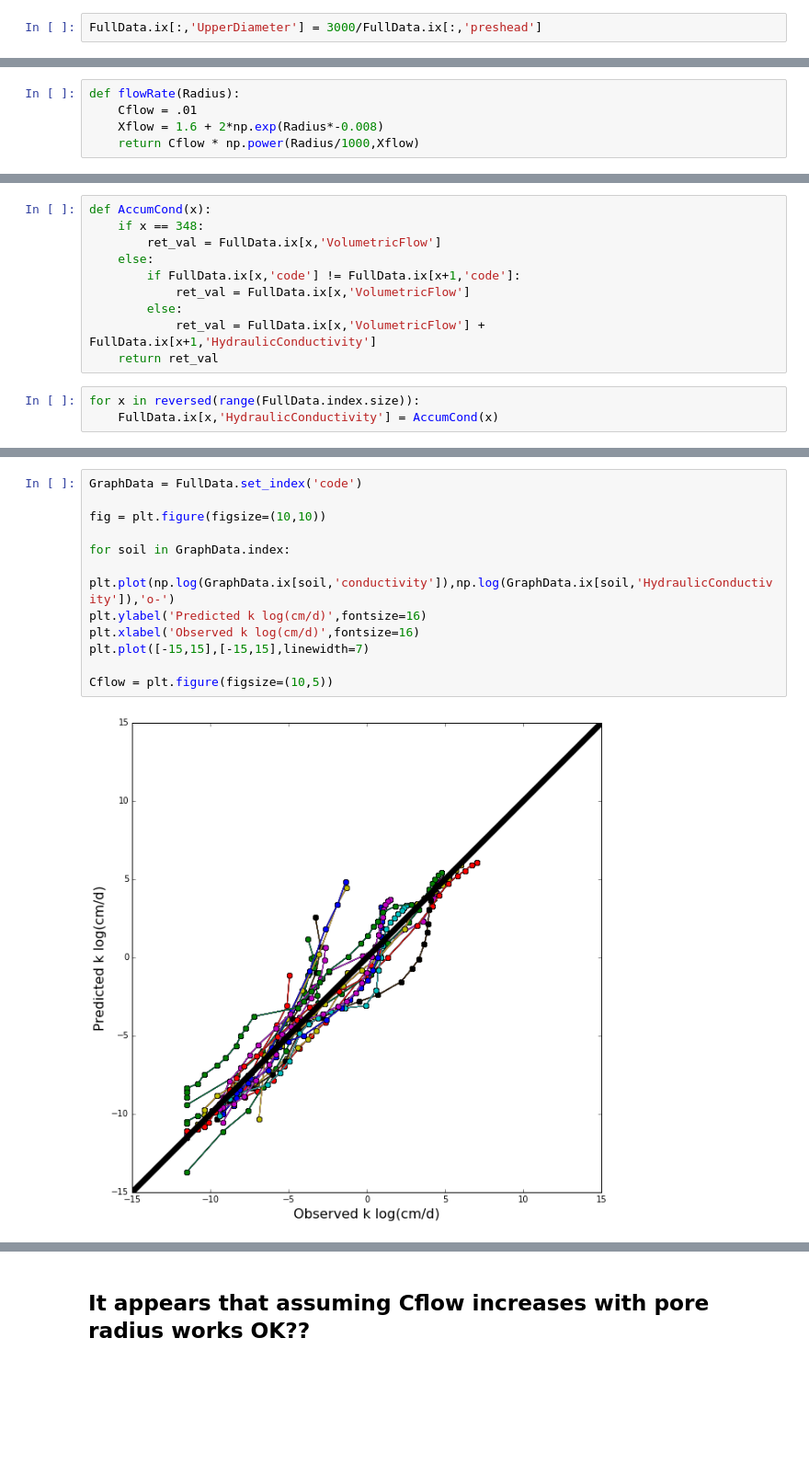
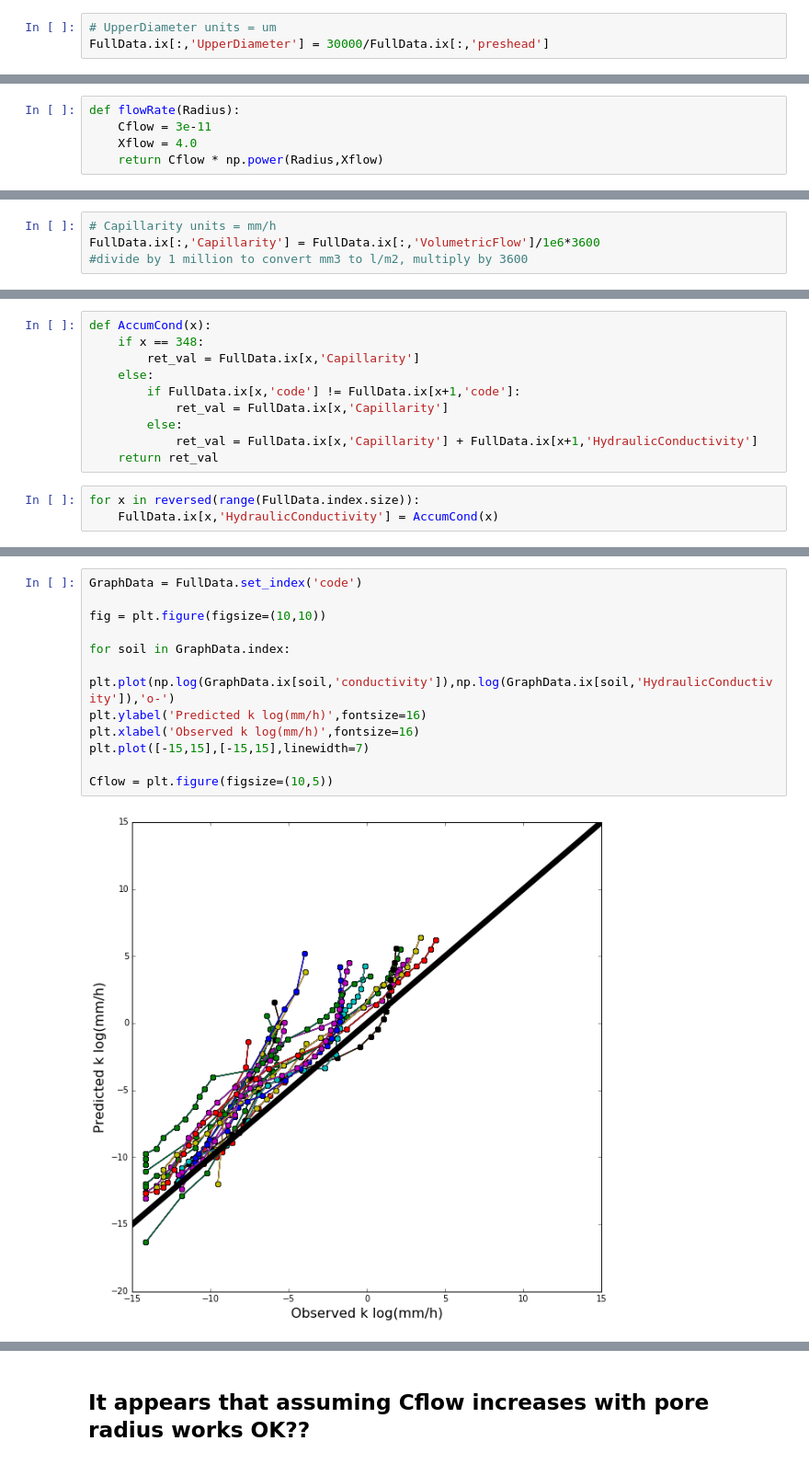
Before and after one commit to PlantandFoodResearch/MultiPoreWater, a Jupyter notebook: KMethod.ipynb, the cells around one changed output, grey strips where cells are left out. Shown at 92% size. Cells and saved outputs as stored; diff of their text form; blank space fills up the shorter version.

```diff
--- a/KMethod.ipynb
+++ b/KMethod.ipynb
@@ -112,7 +108,8 @@ for x in FullData.index:
 # %%
 FullData.set_index('IntCode',inplace=True)
 # %%
-FullData.ix[:,'UpperDiameter'] = 3000/FullData.ix[:,'preshead']
+# UpperDiameter units = um
+FullData.ix[:,'UpperDiameter'] = 30000/FullData.ix[:,'preshead']
 # %%
 FullData.ix[:,'LowerDiameter'] = 0
 # %%
@@ -185,7 +177,7 @@ FullData.ix[:,'HydraulicConductivity'] = 0
 ### Calculate the hydraulic flow rate through a single pore compartment from pore size and number
 # %%
 def flowRate(Radius):
-    Cflow = .01
-    Xflow = 1.6 + 2*np.exp(Radius*-0.008)
-    return Cflow * np.power(Radius/1000,Xflow)
+    Cflow = 3e-11
+    Xflow = 4.0
+    return Cflow * np.power(Radius,Xflow)
 # %%
@@ -194,15 +188,19 @@ FullData.ix[:,'FlowRate'] =  [flowRate(FullData.ix[x,'PoreRadius']) for x in ran
 FullData.ix[:,'VolumetricFlow'] =  FullData.ix[:,'FlowRate'] * FullData.ix[:,'Number']
+# %%
+# Capillarity units = mm/h
+FullData.ix[:,'Capillarity'] = FullData.ix[:,'VolumetricFlow']/1e6*3600
+#divide by 1 million to convert mm3 to l/m2, multiply by 3600
 # %% [markdown]
 ### Accumulate flow rates for current and smaller pores to calculate k at tension when this pore if full (i.e k curve)
 # %%
 def AccumCond(x):
     if x == 348:
-        ret_val = FullData.ix[x,'VolumetricFlow']
+        ret_val = FullData.ix[x,'Capillarity']
     else:
         if FullData.ix[x,'code'] != FullData.ix[x+1,'code']:
-            ret_val = FullData.ix[x,'VolumetricFlow']
+            ret_val = FullData.ix[x,'Capillarity']
         else:
-            ret_val = FullData.ix[x,'VolumetricFlow'] + FullData.ix[x+1,'HydraulicConductivity']
+            ret_val = FullData.ix[x,'Capillarity'] + FullData.ix[x+1,'HydraulicConductivity']
     return ret_val
 # %%
 for x in reversed(range(FullData.index.size)):
@@ -212,15 +208,15 @@ for x in reversed(range(FullData.index.size)):
 # %%
 GraphData = FullData.set_index('code')
 
 fig = plt.figure(figsize=(10,10))
 
 for soil in GraphData.index:
     plt.plot(np.log(GraphData.ix[soil,'conductivity']),np.log(GraphData.ix[soil,'HydraulicConductivity']),'o-')
-plt.ylabel('Predicted k log(cm/d)',fontsize=16)
-plt.xlabel('Observed k log(cm/d)',fontsize=16)
+plt.ylabel('Predicted k log(mm/h)',fontsize=16)
+plt.xlabel('Observed k log(mm/h)',fontsize=16)
 plt.plot([-15,15],[-15,15],linewidth=7)
 
 Cflow = plt.figure(figsize=(10,5))
 # %% [output]
-[figure, old version]
+[figure, new version]
 <matplotlib.figure.Figure at 0x...>
```
Also changed, not shown: parts of 25 cells of this notebook.
